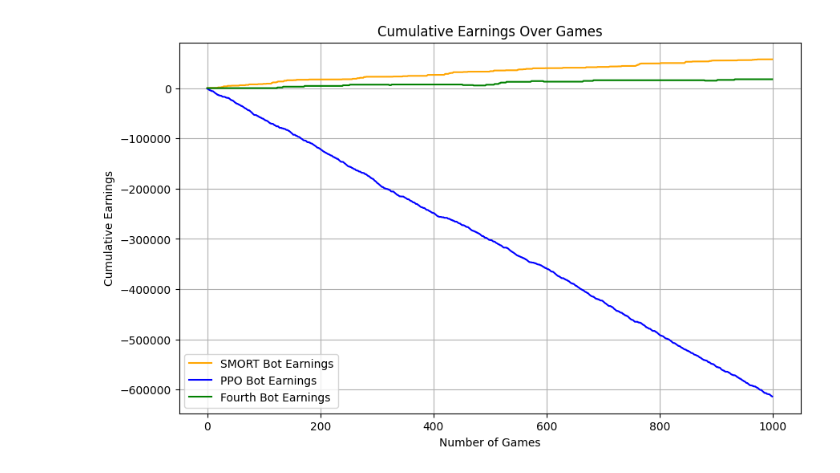
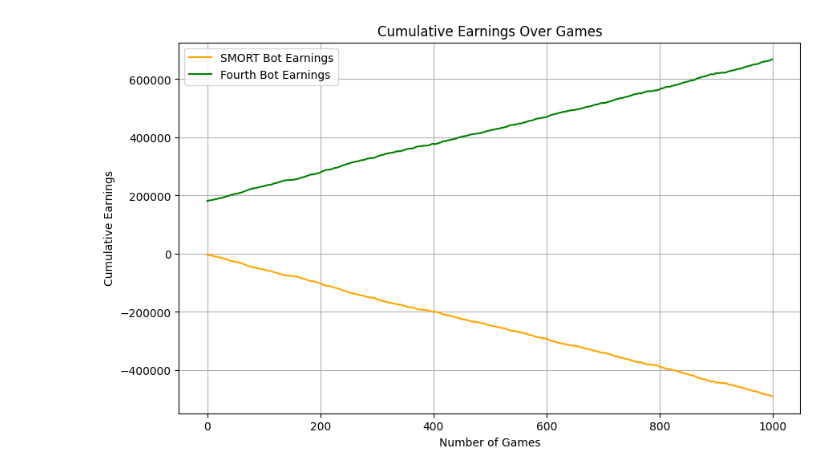
Before and after one commit to Tanish-Thaker/STAT-421-Poker-Project, a Jupyter notebook: WesGenerateData.ipynb, the cells around one changed output. Drawn from its saved outputs; the diff is of its cells as text; code cells hidden in the pictures.

```diff
--- a/WesGenerateData.ipynb
+++ b/WesGenerateData.ipynb
@@ -284,8 +281,6 @@ Using cpu device
 # %%
+from matplotlib import pyplot as plt
 from tqdm import tqdm
-from matplotlib import pyplot as plt
-# Define the total number of games to simulate
-total_games = 1000
 
 # Reset metrics
 ppo_bot_earnings = 0
@@ -295,7 +290,8 @@ smort_bot_earnings = 0
 smort_cumulative_earnings = []
 smort_bot_decisions = []
 
-for _ in tqdm(range(total_games), desc="Simulating games"):
+total_games = 1000
+for idx, _ in enumerate(tqdm(range(total_games), desc="Simulating games")):
     # Initialize a new game
     game = th.TexasHoldEm(buyin=500, big_blind=5, small_blind=2, max_players=2)
     game.start_hand()
@@ -344,11 +340,14 @@ for _ in tqdm(range(total_games), desc="Simulating games"):
         who_won = int(jerry_hand_rank >= tom_hand_rank)
 
     # Update metrics
-    won_or_lost_chips = game._get_last_pot().amount * ((-1) ** who_won)
+    won_or_lost_chips = game._get_last_pot().amount
     if who_won == 0:
         ppo_bot_earnings += won_or_lost_chips
+        smort_bot_earnings += -won_or_lost_chips
     else:
-        smort_bot_earnings += -won_or_lost_chips
+        smort_bot_earnings += won_or_lost_chips
+        ppo_bot_earnings += -won_or_lost_chips
+
 
     # Update cumulative earnings
     ppo_cumulative_earnings.append(ppo_bot_earnings)
@@ -364,7 +363,7 @@ plt.plot(range(total_games), ppo_cumulative_earnings, label="PPO Bot Earnings",
 plt.plot(range(total_games), smort_cumulative_earnings, label="SMORT Bot Earnings", color="orange")
 plt.xlabel("Number of Games")
 plt.ylabel("Cumulative Earnings")
-plt.title("Cumulative Earnings Over Games")
+plt.title("Cumulative Earnings Over Games (Adjusted for Outcomes)")
 plt.legend()
 plt.grid()
 plt.show()
@@ -465,30 +464,25 @@ Using cpu device
 # %%
-# Reset metrics
-smort_bot_earnings = 0
-ppo_bot_earnings = 0
-fourth_bot_earnings = 0
-
+# Import
 smort_cumulative_earnings = []
-ppo_cumulative_earnings = []
 fourth_cumulative_earnings = []
 
 total_games = 1000
 
 for _ in tqdm(range(total_games), desc="Simulating games"):
     # Initialize a new game
-    game = th.TexasHoldEm(buyin=500, big_blind=5, small_blind=2, max_players=3)
+    game = th.TexasHoldEm(buyin=500, big_blind=5, small_blind=2, max_players=2)
     game.start_hand()
 
     while game.is_hand_running():
         if game.current_player == 0:  # SMORT bot's turn
             smort_decision_result = smort_decision(our_bot, game)
             if smort_decision_result[6].type == "FOLD":
-                who_won = 1  # PPO bot wins
+                who_won = 1  # Fourth bot wins
             else:
                 who_won = -1
-        elif game.current_player == 1:  # PPO bot's turn
-            obs = env.reset()
-            action, _ = model.predict(obs)
+        else:  # Fourth bot's turn
+            obs = fourth_bot_env.reset()
+            action, _ = fourth_bot_model.predict(obs)
             decision = None
             if action == 0:
                 EV = obs[0][3]  # Extract EV from observation
@@ -513,64 +507,33 @@ for _ in tqdm(range(total_games), desc="Simulating games"):
                     game.take_action(th.ActionType.CHECK)
                 else:
                     game.take_action(th.ActionType.FOLD)
-        else:  # Fourth bot's turn
-            obs = fourth_bot_env.reset()
-            action, _ = fourth_bot_model.predict(obs)
-            decision = None
-            if action == 0:
-                EV = obs[0][3]  # Extract EV from observation
-                min_raise = int(game.get_available_moves().raise_range.start)
-                max_raise = int(np.min([game.players[2].chips, game.get_available_moves().raise_range.stop]))
-                raise_amount = int(min_raise + (max_raise - min_raise) * max(0, min(1, EV)))
-                decision = (th.ActionType.RAISE, raise_amount)
-            elif action == 1:
-                decision = (th.ActionType.CALL, None)
-            else:
-                decision = (th.ActionType.FOLD, None)
-
-            if decision[0] == th.ActionType.RAISE and game.validate_move(action=decision[0], value=decision[1]):
-                game.take_action(decision[0], decision[1])
-            elif decision[0] == th.ActionType.CALL and game.validate_move(action=decision[0]):
-                game.take_action(decision[0])
-            elif decision[0] == th.ActionType.FOLD:
-                game.take_action(decision[0])
-                who_won = 0  # SMORT bot wins
-            else:
-                if game.validate_move(action=th.ActionType.CHECK):
-                    game.take_action(th.ActionType.CHECK)
-                else:
-                    game.take_action(th.ActionType.FOLD)
 
     # Determine the winner if the hand reaches showdown
     if who_won == -1 and len(game.board) == 5:
         smort_hand_rank = eval.evaluate(game.get_hand(0), game.board)
-        ppo_hand_rank = eval.evaluate(game.get_hand(1), game.board)
-        fourth_hand_rank = eval.evaluate(game.get_hand(2), game.board)
-        who_won = np.argmax([smort_hand_rank, ppo_hand_rank, fourth_hand_rank])
+        fourth_hand_rank = eval.evaluate(game.get_hand(1), game.board)
+        who_won = np.argmax([smort_hand_rank, fourth_hand_rank])
 
     # Update metrics
-    won_or_lost_chips = game._get_last_pot().amount * ((-1) ** who_won)
+    won_or_lost_chips = game._get_last_pot().amount
     if who_won == 0:
         smort_bot_earnings += won_or_lost_chips
-    elif who_won == 1:
-        ppo_bot_earnings += won_or_lost_chips
+        fourth_bot_earnings += -won_or_lost_chips
     else:
         fourth_bot_earnings += won_or_lost_chips
+        smort_bot_earnings += -won_or_lost_chips
 
     # Update cumulative earnings
     smort_cumulative_earnings.append(smort_bot_earnings)
-    ppo_cumulative_earnings.append(ppo_bot_earnings)
     fourth_cumulative_earnings.append(fourth_bot_earnings)
 
 # Print metrics
 print("SMORT Bot Total Earnings:", smort_bot_earnings)
-print("PPO Bot Total Earnings:", ppo_bot_earnings)
 print("Fourth Bot Total Earnings:", fourth_bot_earnings)
 
 # Plot cumulative earnings
 plt.figure(figsize=(10, 6))
 plt.plot(range(total_games), smort_cumulative_earnings, label="SMORT Bot Earnings", color="orange")
-plt.plot(range(total_games), ppo_cumulative_earnings, label="PPO Bot Earnings", color="blue")
 plt.plot(range(total_games), fourth_cumulative_earnings, label="Fourth Bot Earnings", color="green")
 plt.xlabel("Number of Games")
 plt.ylabel("Cumulative Earnings")
@@ -585,4 +547,4 @@ Fourth Bot Total Earnings: 17597.0
-[figure, old version]
+[figure, new version]
 # %%
 from stable_baselines3 import A2C
 
```
Also changed, not shown: parts of 15 cells of this notebook, 5 other files.
